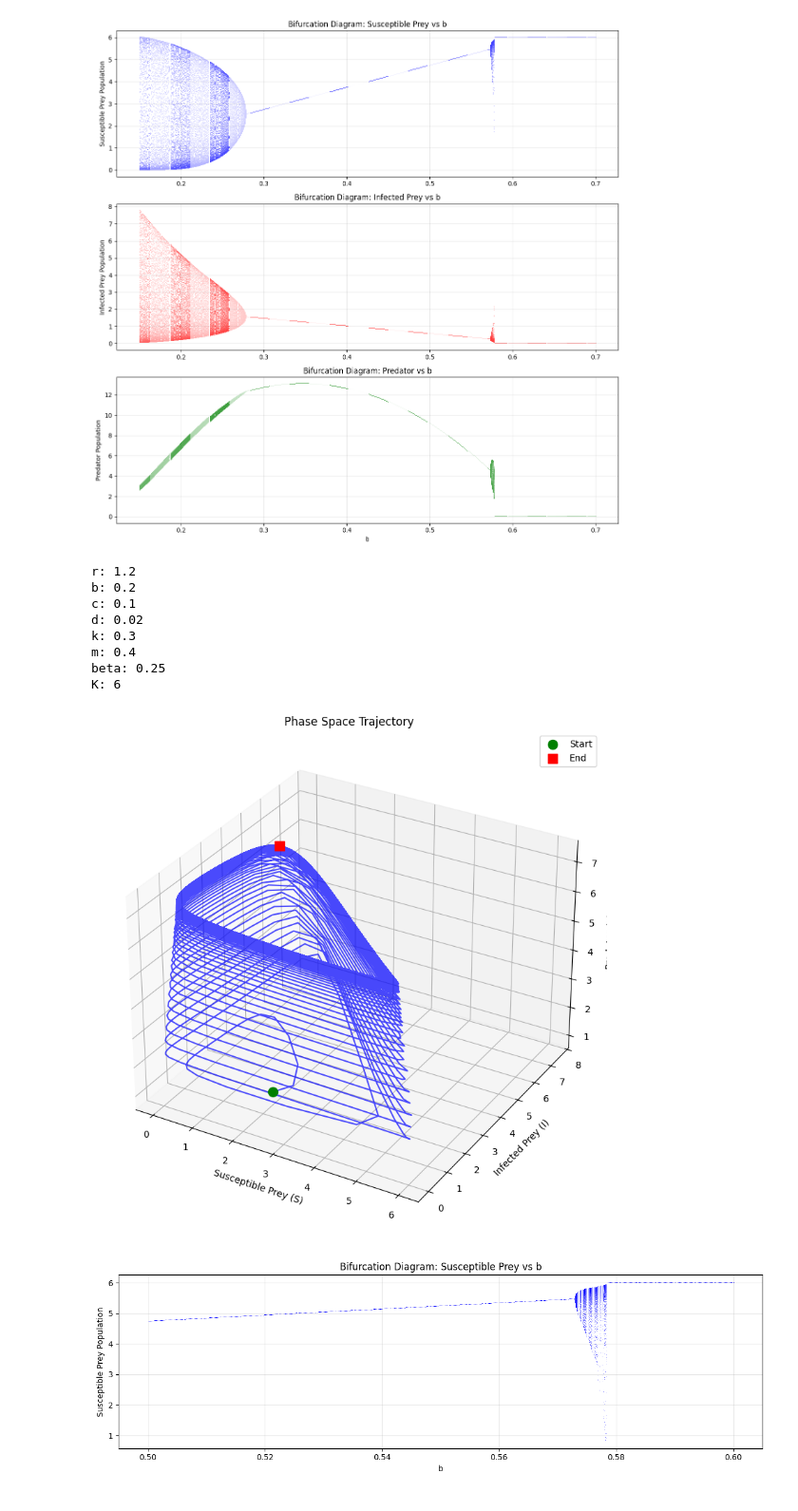
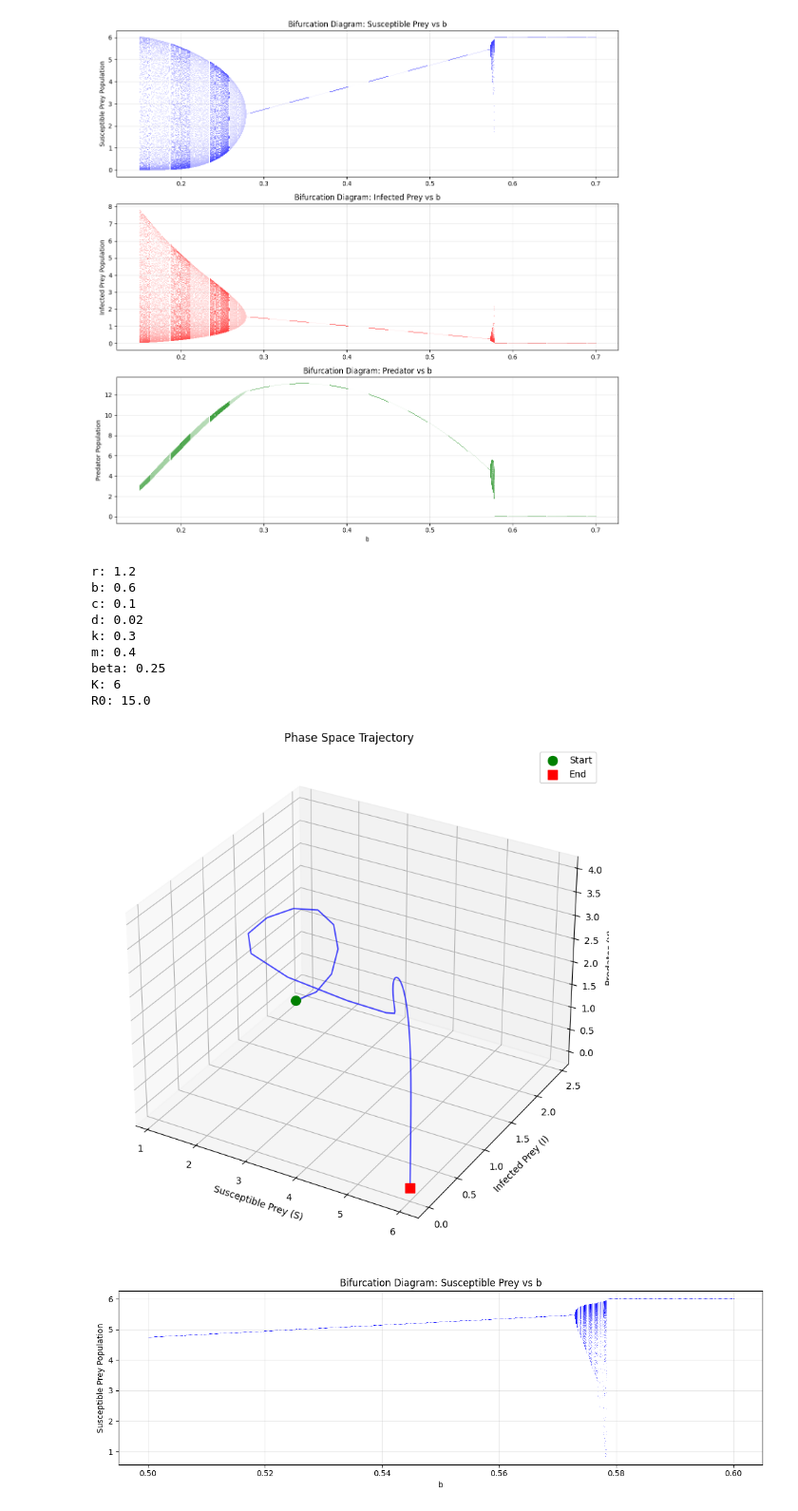
Before and after one commit to samueleserri/Eco-Epidemiological-model-with-disease-in-prey, a Jupyter notebook: src/simulations.ipynb, the cells around one changed output. Shown at 95% size. Drawn from its saved outputs; the diff is of its cells as text; code cells hidden in the pictures.

```diff
--- a/src/simulations.ipynb
+++ b/src/simulations.ipynb
@@ -43,5 +33,5 @@ Basic Reproduction Number R0: 0.6666666666666667
 # %%
-model.r = 2
+model.r = 1
 res = model.run(initial_conditions)
 model.print_parameters()
 model.plot_phase_space(initial_conditions, res=res)
@@ -101,20 +107 @@ K: 4
 [figure]
-# %%
-parameters = {
-    "r" : 0.1,
-    "b": 0.1,
-    "c": 0.6,
-    "d": 0.6,
-    "k": 0.1,
-    "m": 0.5,
-    "beta": 0.1,
-    "K" : 10
-}
-
-initial_conditions = {
-    "S0": 6,
-    "I0": 2,
-    "Y0": 1
-}
-
-model.update_parameters(parameters)
@@ -227,7 +237,7 @@ model.plot_phase_space(initial_conditions)
 # endemic equilibrium simulation
 parameters = {
     "r" : 1.2,
-    "b": 0.28,
+    "b": 0.3,
     "c": 0.1,
     "d": 0.02,
     "k": 0.3,
@@ -248,19 +266,20 @@ model.plot_bifurcation("b", 0.15, 0.7, initial_conditions)
 # %% [output]
 [figure]
 # %%
-model.b  = 0.2
+model.b  = 0.6
 model.print_parameters()
 model.plot_phase_space(initial_conditions)
 # %% [output]
 r: 1.2
-b: 0.2
+b: 0.6
 c: 0.1
 d: 0.02
 k: 0.3
 m: 0.4
 beta: 0.25
 K: 6
+R0: 15.0
-[figure, old version]
+[figure, new version]
 # %%
 # amplification
 model.plot_bifurcation("b", 0.5, 0.6, initial_conditions, population='S')
```
Also changed, not shown: parts of 19 cells of this notebook, 1 other file.
